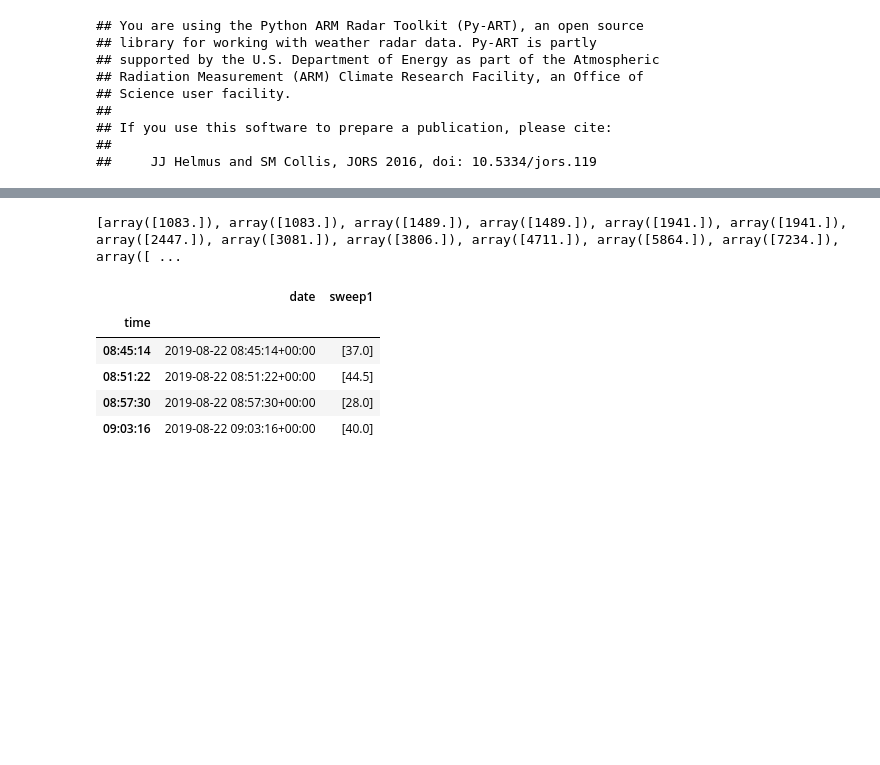
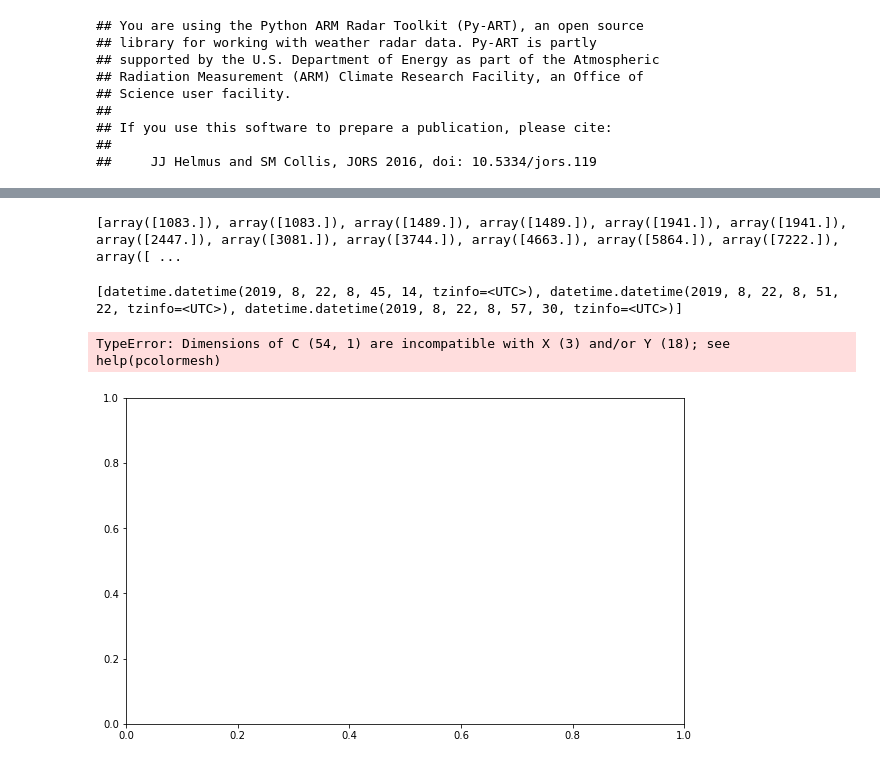
Before and after one commit to waggle-sensor/summer2021, a Jupyter notebook: Andrews/NEXRADfromAWS_ref.ipynb, the cells around one changed output, grey strips where cells are left out. Cells and saved outputs as stored; diff of their text form; code cells hidden in the pictures; blank space fills up the shorter version.

```diff
--- a/Andrews/NEXRADfromAWS_ref.ipynb
+++ b/Andrews/NEXRADfromAWS_ref.ipynb
@@ -130,33 +122,0 @@ plt.scatter(lon_sgp, lat_sgp, marker='*', color='black', s=100)
-# %%
-# Get gate height array for plotting
-gt_hgt = []
-
-for y in radar.iter_slice():
-    lat = radar.gate_latitude['data'][y]
-    lon = radar.gate_longitude['data'][y]
-    height = radar.gate_altitude['data'][y] # meters
-    dist = np.sqrt((lat - lat_sgp)**2 + (lon - lon_sgp)**2)
-    min_idx = np.where(dist == dist.min())
-    hgt = height[min_idx]
-    gt_hgt.append(hgt)
-print(gt_hgt)
-# %% [output]
-[array([1083.]), array([1083.]), array([1489.]), array([1489.]), array([1941.]), array([1941.]), array([2447.]), array([3081.]), array([3806.]), array([4711.]), array([5864.]), array([7234.]), array([ ...
-# %%
-# Trying to figure how to make a time height array with the reflectivity values and plot it
-# This is a horrifying, there are clearly better ways
-swp1 = ref[::18]
-
-df = pd.DataFrame({'date': dt,
-                   'sweep1': swp1})
-
-df['time']= df['date'].dt.time
-df = df.set_index(['time'])
-df
-# %% [output]
-|  | date | sweep1 |
-| time |  |  |
-| 08:45:14 | 2019-08-22 08:45:14+00:00 | [37.0] |
-| 08:51:22 | 2019-08-22 08:51:22+00:00 | [44.5] |
-| 08:57:30 | 2019-08-22 08:57:30+00:00 | [28.0] |
-| 09:03:16 | 2019-08-22 09:03:16+00:00 | [40.0] |
@@ -162,0 +125,29 @@ df
+# %%
+# Get gate height array for plotting
+gate_height = []
+
+for y in radar.iter_slice():
+    lat = radar.gate_latitude['data'][y]
+    lon = radar.gate_longitude['data'][y]
+    height = radar.gate_altitude['data'][y] # meters
+    dist = np.sqrt((lat - lat_sgp)**2 + (lon - lon_sgp)**2)
+    min_idx = np.where(dist == dist.min())
+    hgt = height[min_idx]
+    gate_height.append(hgt)
+print(gate_height)
+# %% [output]
+[array([1083.]), array([1083.]), array([1489.]), array([1489.]), array([1941.]), array([1941.]), array([2447.]), array([3081.]), array([3744.]), array([4663.]), array([5864.]), array([7222.]), array([ ...
+# %%
+print(scan_times)
+# %% [output]
+[datetime.datetime(2019, 8, 22, 8, 45, 14, tzinfo=<UTC>), datetime.datetime(2019, 8, 22, 8, 51, 22, tzinfo=<UTC>), datetime.datetime(2019, 8, 22, 8, 57, 30, tzinfo=<UTC>)]
+# %%
+# Ideally I think you'd plot time-height plot using something like this,
+# but the arrays I'm using don't make sense here and I can't come up with a better way
+fig = plt.figure(figsize = [10,6])
+plt.pcolormesh(scan_times, gate_height, ref,
+               vmin = -10, vmax = 64, cmap = pyart.graph.cm.NWSRef)
+print(dt)
+# %% [output]
+TypeError: Dimensions of C (54, 1) are incompatible with X (3) and/or Y (18); see help(pcolormesh)
+[figure, added]
```
Also changed, not shown: parts of 4 cells of this notebook.
